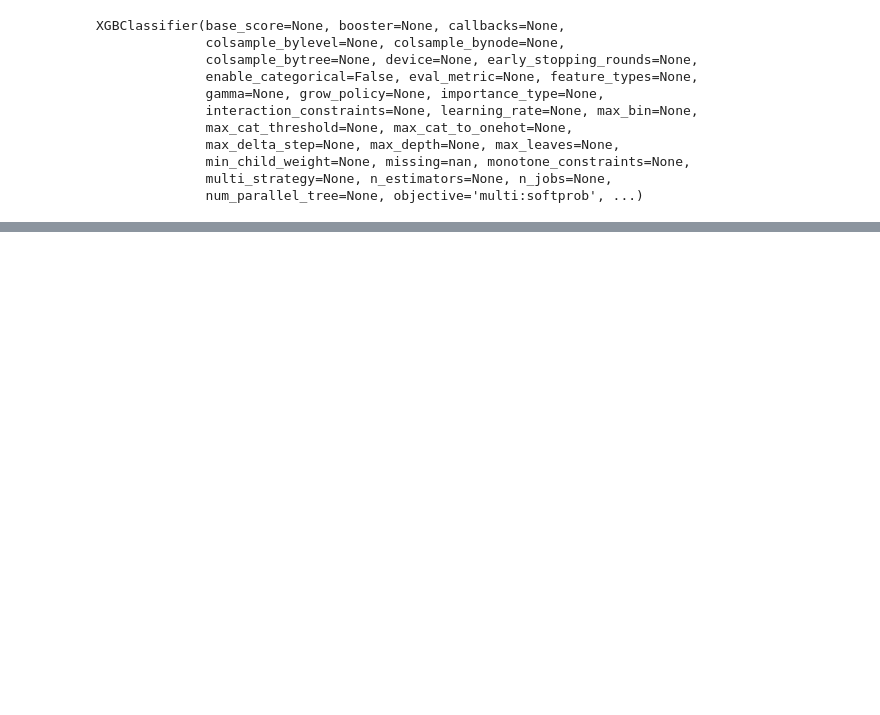
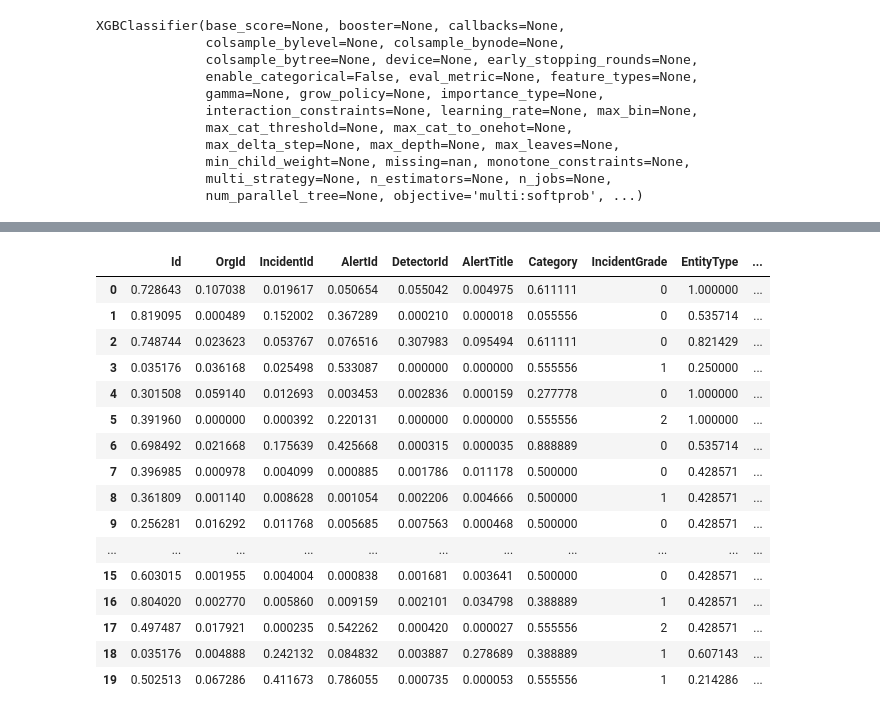
Before and after one commit to Syed-Abuthahir-M/Microsoft-Classifying-Cybersecurity-Incidents-with-Machine-Learning, a Jupyter notebook: Codes/test.ipynb, the cells around one changed output, grey strips where cells are left out. Cells and saved outputs as stored; diff of their text form; code cells hidden in the pictures; blank space fills up the shorter version.

```diff
--- a/Codes/test.ipynb
+++ b/Codes/test.ipynb
@@ -145,0 +171,33 @@ TruePositive
+# %%
+feature_cols = ['Id', 'OrgId', 'IncidentId', 'AlertId', 'DetectorId', 'AlertTitle',
+       'Category', 'EntityType', 'EvidenceRole', 'DeviceId',
+       'Sha256', 'IpAddress', 'Url', 'AccountSid', 'AccountUpn',
+       'AccountObjectId', 'AccountName', 'DeviceName', 'NetworkMessageId',
+       'RegistryKey', 'RegistryValueName', 'RegistryValueData',
+       'ApplicationId', 'ApplicationName', 'OAuthApplicationId', 'FileName',
+       'FolderPath', 'ResourceIdName', 'OSFamily', 'OSVersion', 'Date', 'Time',
+       'CountryCode_1', 'CountryCode_242', 'CountryCode_Other', 'State_1',
+       'State_1445', 'State_Other', 'City_1', 'City_10630', 'City_Other']
+# %%
+mm = MinMaxScaler()
+test1[feature_cols]  = mm.fit_transform(test1[feature_cols])
+# %%
+test1.head(20)
+# %% [output]
+|  | Id | OrgId | IncidentId | AlertId | DetectorId | AlertTitle | Category | IncidentGrade | EntityType | ... |
+| 0 | 0.728643 | 0.107038 | 0.019617 | 0.050654 | 0.055042 | 0.004975 | 0.611111 | 0 | 1.000000 | ... |
+| 1 | 0.819095 | 0.000489 | 0.152002 | 0.367289 | 0.000210 | 0.000018 | 0.055556 | 0 | 0.535714 | ... |
+| 2 | 0.748744 | 0.023623 | 0.053767 | 0.076516 | 0.307983 | 0.095494 | 0.611111 | 0 | 0.821429 | ... |
+| 3 | 0.035176 | 0.036168 | 0.025498 | 0.533087 | 0.000000 | 0.000000 | 0.555556 | 1 | 0.250000 | ... |
+| 4 | 0.301508 | 0.059140 | 0.012693 | 0.003453 | 0.002836 | 0.000159 | 0.277778 | 0 | 1.000000 | ... |
+| 5 | 0.391960 | 0.000000 | 0.000392 | 0.220131 | 0.000000 | 0.000000 | 0.555556 | 2 | 1.000000 | ... |
+| 6 | 0.698492 | 0.021668 | 0.175639 | 0.425668 | 0.000315 | 0.000035 | 0.888889 | 0 | 0.535714 | ... |
+| 7 | 0.396985 | 0.000978 | 0.004099 | 0.000885 | 0.001786 | 0.011178 | 0.500000 | 0 | 0.428571 | ... |
+| 8 | 0.361809 | 0.001140 | 0.008628 | 0.001054 | 0.002206 | 0.004666 | 0.500000 | 1 | 0.428571 | ... |
+| 9 | 0.256281 | 0.016292 | 0.011768 | 0.005685 | 0.007563 | 0.000468 | 0.500000 | 0 | 0.428571 | ... |
+| ... | ... | ... | ... | ... | ... | ... | ... | ... | ... | ... |
+| 15 | 0.603015 | 0.001955 | 0.004004 | 0.000838 | 0.001681 | 0.003641 | 0.500000 | 0 | 0.428571 | ... |
+| 16 | 0.804020 | 0.002770 | 0.005860 | 0.009159 | 0.002101 | 0.034798 | 0.388889 | 1 | 0.428571 | ... |
+| 17 | 0.497487 | 0.017921 | 0.000235 | 0.542262 | 0.000420 | 0.000027 | 0.555556 | 2 | 0.428571 | ... |
+| 18 | 0.035176 | 0.004888 | 0.242132 | 0.084832 | 0.003887 | 0.278689 | 0.388889 | 1 | 0.607143 | ... |
+| 19 | 0.502513 | 0.067286 | 0.411673 | 0.786055 | 0.000735 | 0.000053 | 0.555556 | 1 | 0.214286 | ... |
```
Also changed, not shown: parts of 44 cells of this notebook, 3 other files.
